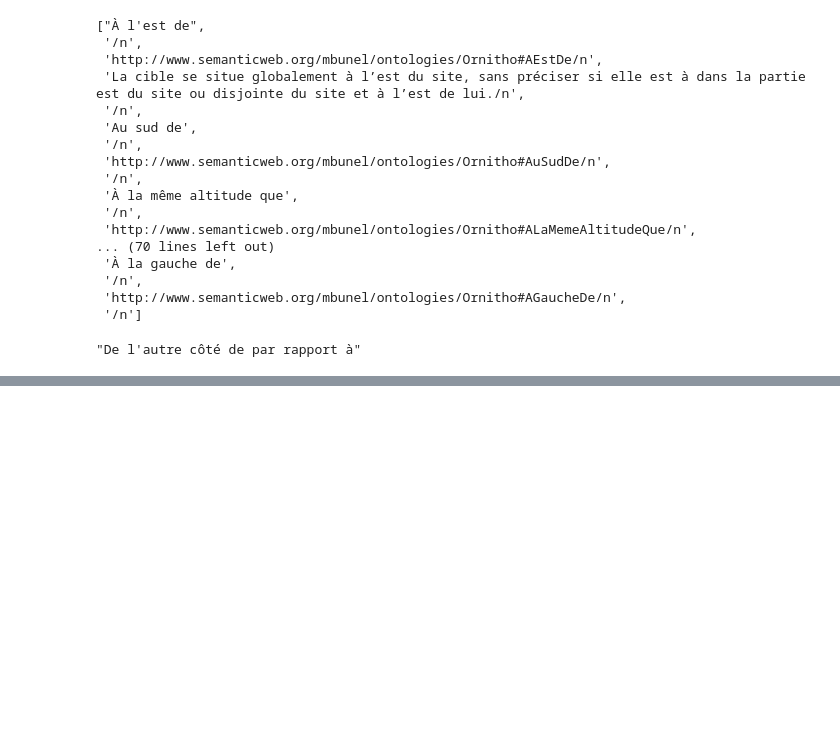
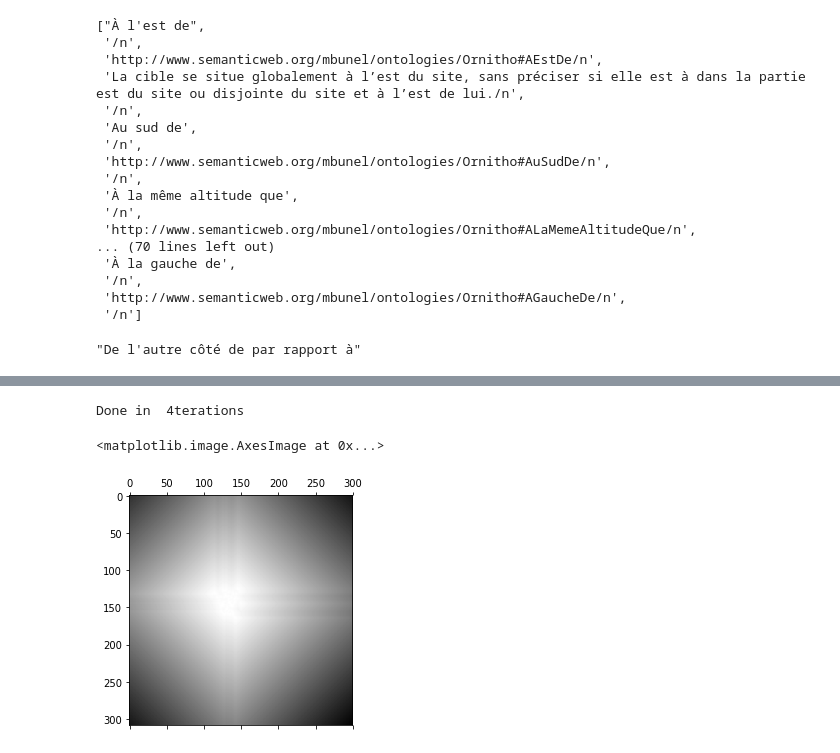
Before and after one commit to ANRChoucas/Ruitor, a Jupyter notebook: examples/Untitled.ipynb, the cells around one changed output, grey strips where cells are left out. Drawn from its saved outputs; the diff is of its cells as text; code cells hidden in the pictures; blank space fills up the shorter version.

```diff
--- a/examples/Untitled.ipynb
+++ b/examples/Untitled.ipynb
@@ -99,0 +139,26 @@ test.toPython()
+# %%
+def computeV2(data):
+
+    aa = np.zeros_like(data)
+    bb = data + aa
+
+    i = 0
+
+    while np.min(bb) == 0:
+        scipy.ndimage.binary_dilation(bb, output=aa)
+        bb = bb + aa
+        i += 1
+
+    print("Done in % iterations" % i)
+    computeraster = (np.max(bb) - bb)
+
+    return computeraster
+# %%
+compute_lite = computeV2(data_lite)
+# %% [output]
+Done in  4terations
+# %%
+pyplot.matshow(compute_lite[0], cmap='gray')
+# %% [output]
+<matplotlib.image.AxesImage at 0x...>
+[figure, added]
```
Also changed, not shown: parts of 46 cells of this notebook, 41 other files.
